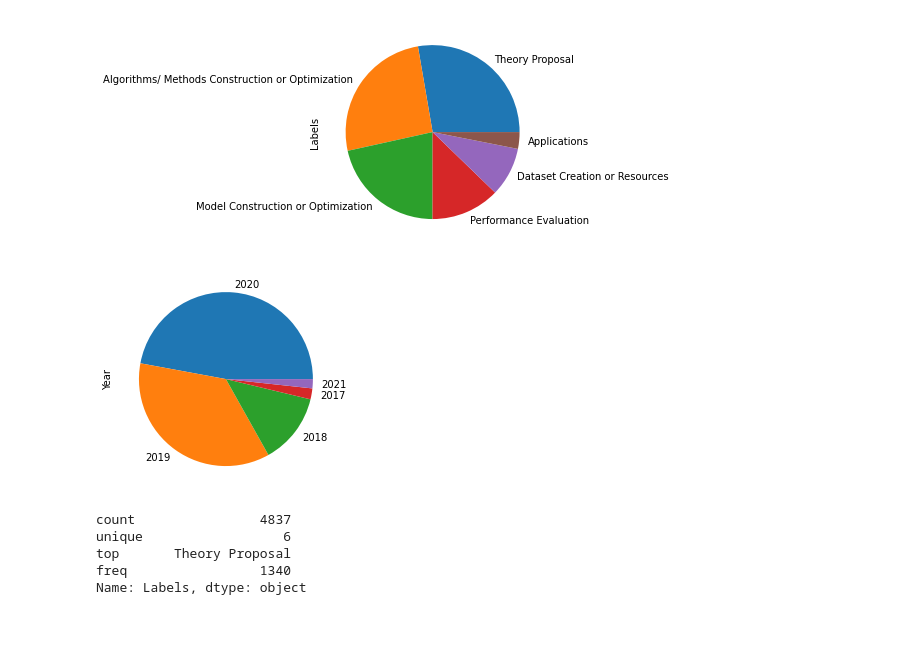
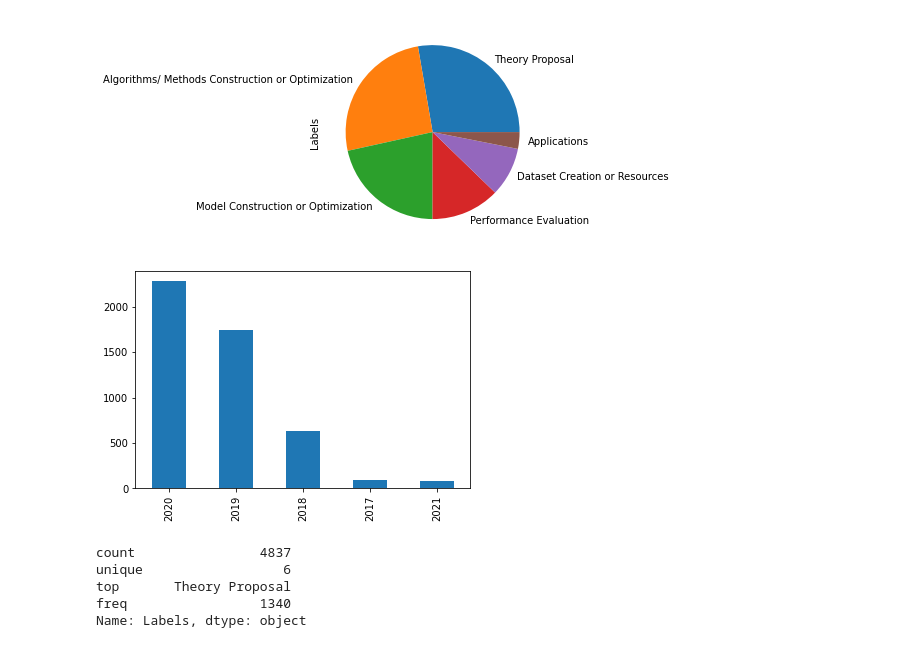
Before and after one commit to Roohiashahzad/git_practice, a Jupyter notebook: Roohia_Linguistics_Feature_Extraction.ipynb, the cells around one changed output. Drawn from its saved outputs; the diff is of its cells as text; code cells hidden in the pictures.

```diff
--- a/Roohia_Linguistics_Feature_Extraction.ipynb
+++ b/Roohia_Linguistics_Feature_Extraction.ipynb
@@ -611,13 +611,13 @@ plt.show()
 [figure]
 # %%
 #calculate the percentage of each Year category.
-data.Year.value_counts(normalize=True)
+data.Year.value_counts(normalize=False)
 
-#plot the pie chart of Year categories
-data.Year.value_counts(normalize=True).plot.pie()
+#plot the bar chart of Year categories
+data.Year.value_counts(normalize=False).plot.bar()
 plt.show()
 # %% [output]
-[figure, old version]
+[figure, new version]
 # %%
 data.Labels.describe()
 # %% [output]
```
Also changed, not shown: parts of 1 cell of this notebook.
